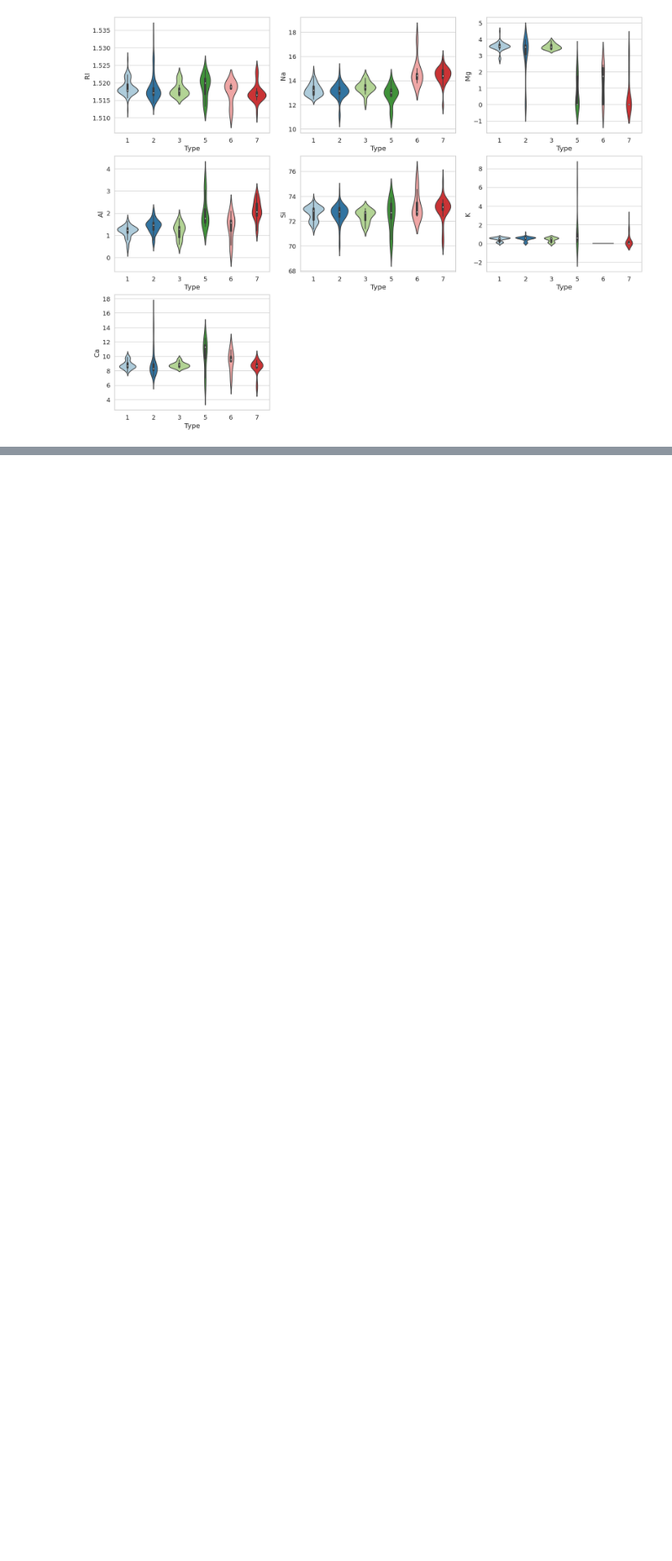
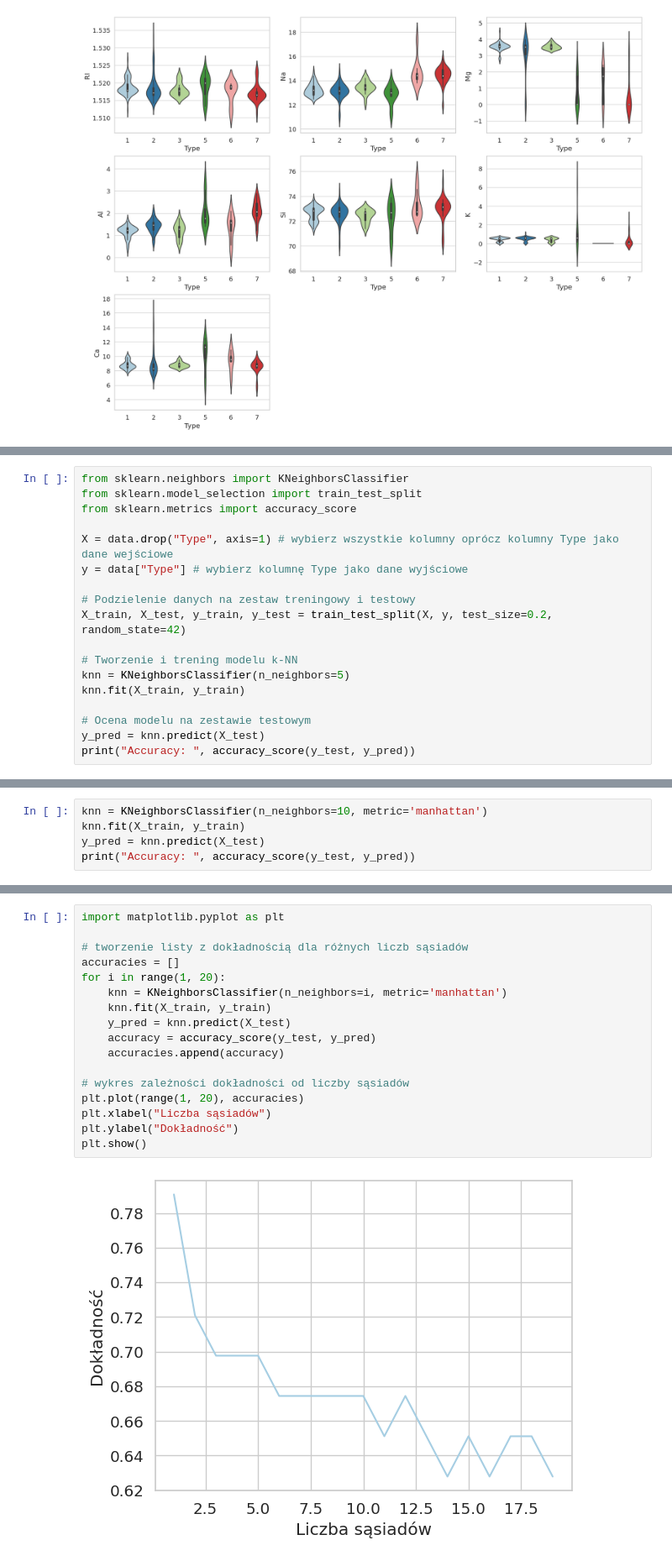
Before and after one commit to WojciechSzade/GlassClassificationProject, a Jupyter notebook: gcp.ipynb, the cells around one changed output, grey strips where cells are left out. Shown at 84% size. Saved outputs shown, nothing was run; the diff lists cells and outputs as text; blank space fills up the shorter version.

```diff
--- a/gcp.ipynb
+++ b/gcp.ipynb
@@ -257,0 +168,18 @@ Accuracy:  0.6511627906976745
+# %%
+from sklearn.neighbors import KNeighborsClassifier
+from sklearn.model_selection import train_test_split
+from sklearn.metrics import accuracy_score
+
+X = data.drop("Type", axis=1) # wybierz wszystkie kolumny oprócz kolumny Type jako dane wejściowe
+y = data["Type"] # wybierz kolumnę Type jako dane wyjściowe
+
+# Podzielenie danych na zestaw treningowy i testowy
+X_train, X_test, y_train, y_test = train_test_split(X, y, test_size=0.2, random_state=42)
+
+# Tworzenie i trening modelu k-NN
+knn = KNeighborsClassifier(n_neighbors=5)
+knn.fit(X_train, y_train)
+
+# Ocena modelu na zestawie testowym
+y_pred = knn.predict(X_test)
+print("Accuracy: ", accuracy_score(y_test, y_pred))
@@ -257,0 +198,5 @@ Accuracy:  0.6511627906976745
+# %%
+knn = KNeighborsClassifier(n_neighbors=10, metric='manhattan')
+knn.fit(X_train, y_train)
+y_pred = knn.predict(X_test)
+print("Accuracy: ", accuracy_score(y_test, y_pred))
@@ -257,0 +210,19 @@ Accuracy:  0.6511627906976745
+# %%
+import matplotlib.pyplot as plt
+
+# tworzenie listy z dokładnością dla różnych liczb sąsiadów
+accuracies = []
+for i in range(1, 20):
+    knn = KNeighborsClassifier(n_neighbors=i, metric='manhattan')
+    knn.fit(X_train, y_train)
+    y_pred = knn.predict(X_test)
+    accuracy = accuracy_score(y_test, y_pred)
+    accuracies.append(accuracy)
+
+# wykres zależności dokładności od liczby sąsiadów
+plt.plot(range(1, 20), accuracies)
+plt.xlabel("Liczba sąsiadów")
+plt.ylabel("Dokładność")
+plt.show()
+# %% [output]
+[figure, added]
```
Also changed, not shown: parts of 10 cells of this notebook.
